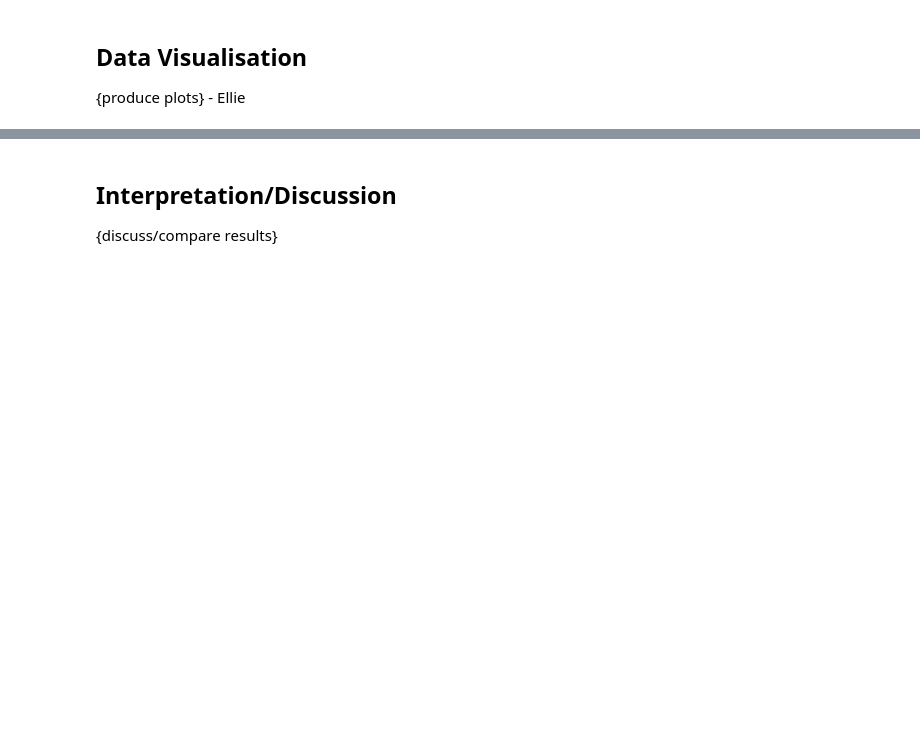
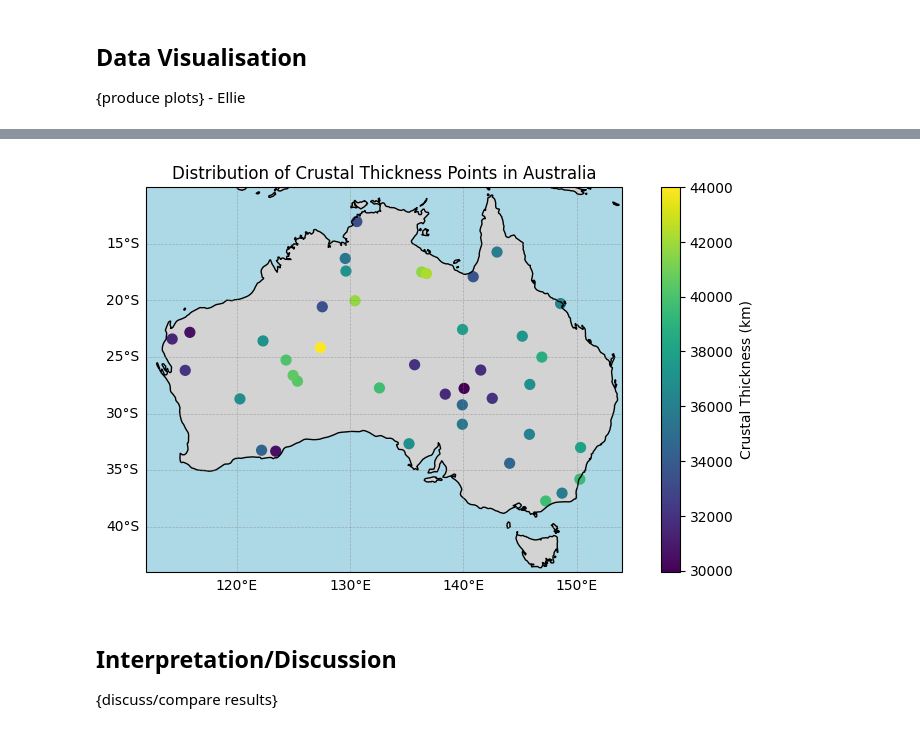
Before and after one commit to Clover130/Seismic-Babes-Group-Project-1, a Jupyter notebook: EMSC2010_Group_Project_1_Seismic_Babes.ipynb, the cells around one changed output, grey strips where cells are left out. Cells and saved outputs as stored; diff of their text form; code cells hidden in the pictures; blank space fills up the shorter version.

```diff
--- a/EMSC2010_Group_Project_1_Seismic_Babes.ipynb
+++ b/EMSC2010_Group_Project_1_Seismic_Babes.ipynb
@@ -68,0 +174,7 @@ Comparing the crustal densities of the Australian and South American continents
+# %%
+spreadsheet_name = 'Seismic Babes_Group Project 1_DataSet.xlsx'
+worksheet_AU = 'AU' # The sheet name containing Australian Crustal Thickness data
+worksheet_SA = 'SA' # The sheet name containing South American Crustal Thickness data
+
+df_AU = pd.read_excel(spreadsheet_name, sheet_name=worksheet_AU) #read the Australian  data into a dataframe
+df_SA = pd.read_excel(spreadsheet_name, sheet_name=worksheet_SA) #read the South American data into a dataframe
@@ -69,3 +199,69 @@ Comparing the crustal densities of the Australian and South American continents
+# %%
+# MAP SETUP & ADD FEATURES
+
+# Define the map projection to use Lambert Conformal
+my_projection=ccrs.PlateCarree()
+
+# Create a Matplotlib figure with a width of 10 inches and height of 5 inches
+fig = plt.figure(figsize=(10, 5))
+
+# Create a map axis using the chosen Cartopy projection
+ax = plt.axes(projection=my_projection)
+
+# Draw coastlines on the map for geographic reference
+ax.coastlines()
+
+# Set the map extent to cover the entire globe
+ax.set_extent([112, 154, -44, -10], crs=ccrs.PlateCarree()) #limit map to show Australia
+
+# Add land areas to the map and color them light gray
+ax.add_feature(cfeature.LAND, facecolor="lightgray")
+
+# Add ocean areas to the map and color them light blue
+ax.add_feature(cfeature.OCEAN, facecolor="lightblue")
+
+# --------------------------------------------------
+# PLOT EARTHQUAKE LOCATIONS (MAGNITUDE SHOWN AS COLOUR)
+# --------------------------------------------------
+
+# Plot earthquake locations as a scatter plot (brackets split one line of code into multiple for readability)
+sc_AU = ax.scatter(
+    df_AU['Longitude'], # Longitudes of earthquakes (x-coordinates)
+    df_AU['Latitude'], # Latitudes of earthquakes (y-coordinates)
+    c=df_AU['Crustal Thickness (km)'], # Color the markers by earthquake depth
+    s=50, # Scale marker size by earthquake magnitude
+    cmap="viridis", # Use the 'viridis' colormap for depth values
+    transform=ccrs.PlateCarree()  # Specify that the input coordinates are in Plate Carrée (lon/lat) projection
+)
+
+# This shows how marker color corresponds to crustal thickness
+plt.colorbar(sc_AU, label="Crustal Thickness (km)")
+
+# Add a title to the figure
+plt.title("Distribution of Crustal Thickness Points in Australia")
+
+# --------------------------------------------------
+# ADD GRIDLINES AND LABELS
+# --------------------------------------------------
+
+# Add latitude and longitude gridlines to the map
+gl = ax.gridlines(
+    draw_labels=True,     # Show coordinate labels on the map edges
+    linewidth=0.5,        # Set gridline thickness
+    color="gray",         # Set gridline color
+    alpha=0.5,            # Make gridlines semi-transparent
+    linestyle="--"        # Use dashed gridlines
+)
+
+# Disable labels at the top of the map
+gl.top_labels = False
+
+# Disable labels on the right side of the map
+gl.right_labels = False
+
+plt.show()
+# %% [output]
+[figure, added]
 # %% [markdown]
 ## Interpretation/Discussion
 
```
Also changed, not shown: parts of 17 cells of this notebook.
